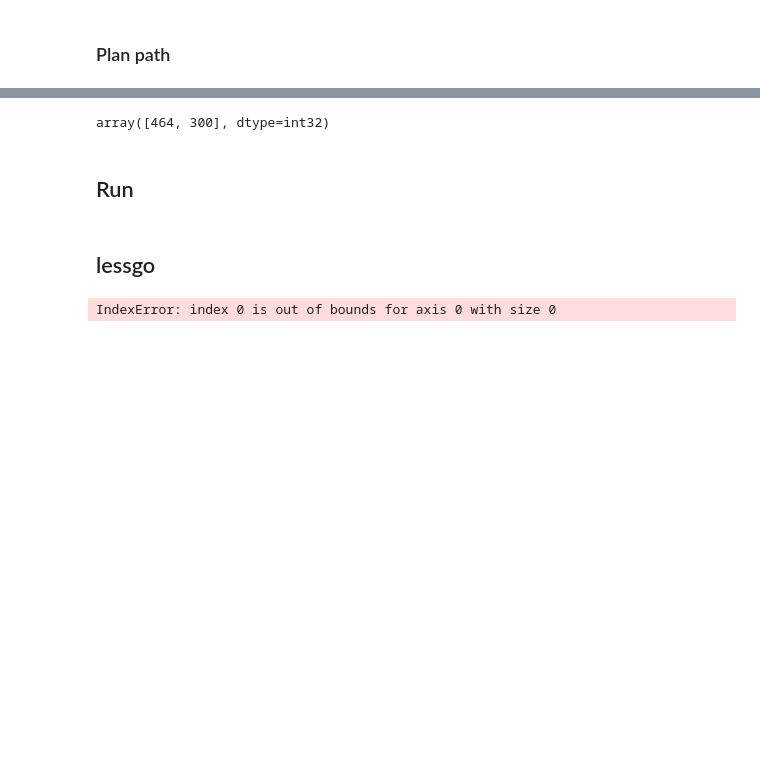
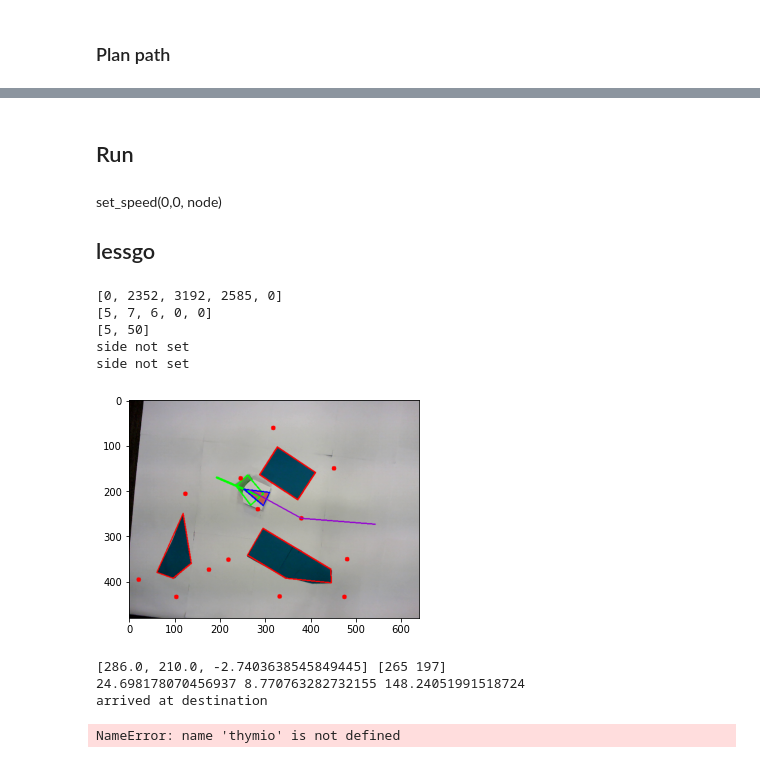
Before and after one commit to tgieruc/BOMR_2021, a Jupyter notebook: main.ipynb, the cells around one changed output, grey strips where cells are left out. Cells and saved outputs as stored; diff of their text form; code cells hidden in the pictures; blank space fills up the shorter version.

```diff
--- a/main.ipynb
+++ b/main.ipynb
@@ -48,8 +49,3 @@ client = ClientAsync()
 node = await client.wait_for_node()
 await node.lock()
 await node.wait_for_variables()
-# %%
-leds = {
-    "leds.prox.h": [0,0,0,0,0,0,0,0]
-}
-aw(node.set_variables(leds))
@@ -58,16 +52,3 @@ aw(node.set_variables(leds))
-# %%
-def set_speed(speed_left, speed_right):
-    v = {
-        "motor.left.target": [speed_left],
-        "motor.right.target": [speed_right],
-    }
-    aw(node.set_variables(v))
-
-def get_speed():
-    right_speed = node['motor.right.speed']
-    left_speed = node['motor.left.speed']
-    return [left_speed, right_speed]
-set_speed(-0,-0)
 # %% [markdown]
 ## Connect to camera and calibrate exposure
 # %%
@@ -121,9 +104,6 @@ pltshow(get_visualization(vision, path_planner))
-# %%
- path_planner.path[1]
-# %% [output]
-array([464, 300], dtype=int32)
 # %% [markdown]
 ## Run
-# %% [markdown]
-## lessgo
+# %% [markdown]
+set_speed(0,0, node)
+## lessgo
 # %%
@@ -131,44 +111,58 @@ set_speed(0,0)
+# %%
+await obstacle_avoidance(node, client)
+# %% [output]
+[0, 2352, 3192, 2585, 0]
+[5, 7, 6, 0, 0]
+[5, 50]
+side not set
+side not set
 # %%
 from IPython.display import clear_output
 vision.update_frame()
 vision.update_robot()
 kalman = Kalman_filter(vision)
-
 plt.figure()
 vision.update_robot()
 pltshow(get_visualization(vision, path_planner))
 next_point_id = 1
 next_point = path_planner.path[next_point_id]
 # send next_point
 # init kalmann
 min_dist = 30
+t0 = time()
 
 while 1:
     vision.update_frame()
     vision.update_robot()
+    robot_speed = get_speed(node)
+    # kalman.update_kalman(vision, robot_speed, time() - t0)
+    t0 = time()
     pltshow(get_visualization(vision, path_planner))
-    robot_speed = get_speed()
 
     if vision.robot_detected():
-        kalman.update_kalman(vision, robot_speed)
-        pos = [kalman.pos_x, kalman.pos_x, vision.robot.orientation]
-        speed_robot,dpos = move(pos, next_point, kalman, 0.3, 100,140,-50, -50)
-        set_speed(speed_robot[0], int(speed_robot[1]))
-        print(speed_robot, dpos, next_point_id)
+        pos = [vision.robot.center[0,0], vision.robot.center[0,1], vision.robot.orientation]
+        speed_robot,dpos = move(vision, pos, next_point, 0.3, 300,250, 120)
+        set_speed(speed_robot[0], speed_robot[1], node)
+#         set_speed(0,0)
+#         print(speed_robot, dpos, next_point_id)
         # CHECKPOINT
 
 
         if np.linalg.norm(vision.robot.center - next_point) < min_dist:
             if next_point_id == len(path_planner.path) - 1:
                 print("arrived at destination")
-                set_speed(0,0)
+                thymio.set_speed(0,0)
                 break
             else:
                 print("arrived at checkpoint")
                 next_point_id += 1
                 next_point = path_planner.path[next_point_id]
 # %% [output]
+[figure, added]
-IndexError: index 0 is out of bounds for axis 0 with size 0
+[286.0, 210.0, -2.7403638545849445] [265 197]
+24.698178070456937 8.770763282732155 148.24051991518724
+arrived at destination
+NameError: name 'thymio' is not defined
 # %%
  vision.disconnect_camera()
 # %%
```
Also changed, not shown: parts of 12 cells of this notebook, 4 other files.
